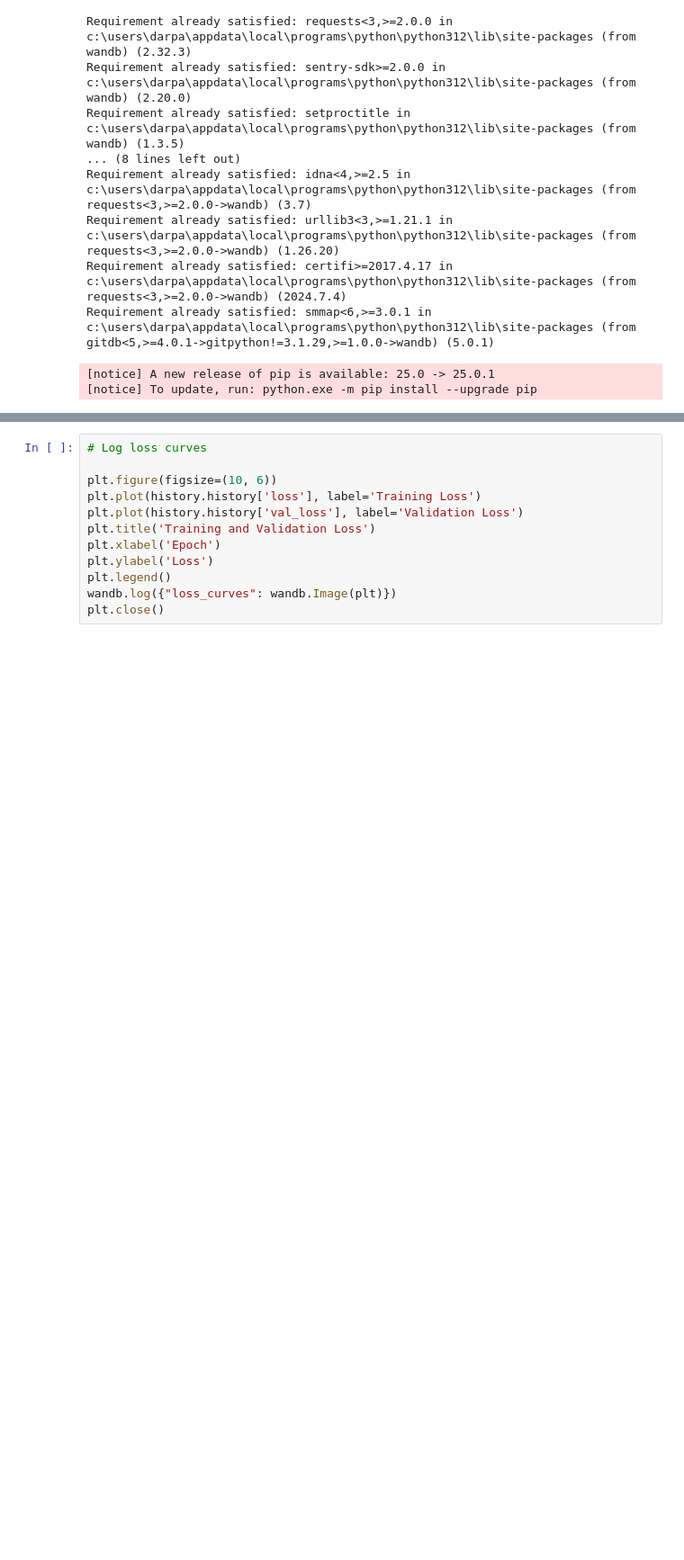
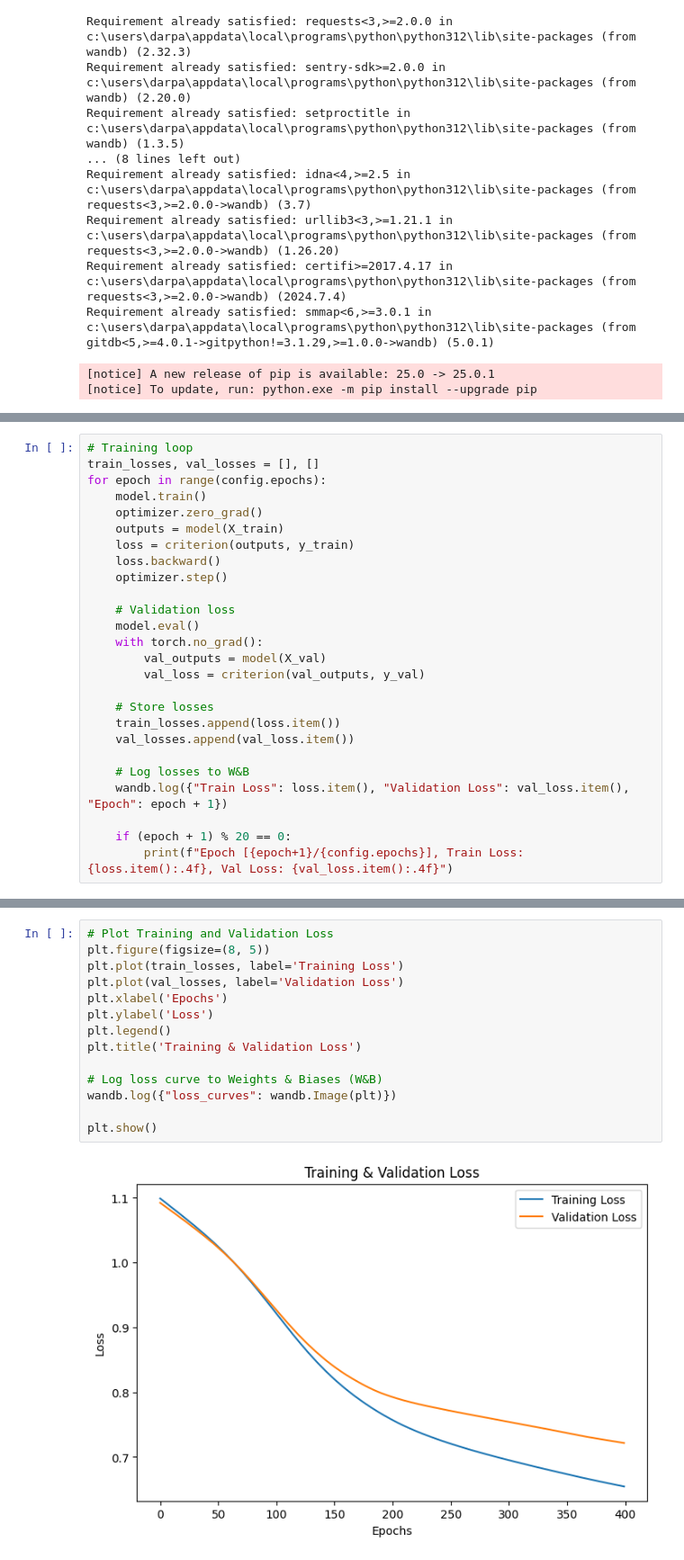
Before and after one commit to Darpana-iitgn/stt_6, a Jupyter notebook: section-1.ipynb, the cells around one changed output, grey strips where cells are left out. Shown at 90% size. Saved outputs shown, nothing was run; the diff lists cells and outputs as text; blank space fills up the shorter version.

```diff
--- a/section-1.ipynb
+++ b/section-1.ipynb
@@ -274,0 +123,26 @@ f1 = f1_score(y_true_classes, y_pred_classes, average='weighted')
+# %%
+# Training loop
+train_losses, val_losses = [], []
+for epoch in range(config.epochs):
+    model.train()
+    optimizer.zero_grad()
+    outputs = model(X_train)
+    loss = criterion(outputs, y_train)
+    loss.backward()
+    optimizer.step()
+
+    # Validation loss
+    model.eval()
+    with torch.no_grad():
+        val_outputs = model(X_val)
+        val_loss = criterion(val_outputs, y_val)
+
+    # Store losses
+    train_losses.append(loss.item())
+    val_losses.append(val_loss.item())
+
+    # Log losses to W&B
+    wandb.log({"Train Loss": loss.item(), "Validation Loss": val_loss.item(), "Epoch": epoch + 1})
+
+    if (epoch + 1) % 20 == 0:
+        print(f"Epoch [{epoch+1}/{config.epochs}], Train Loss: {loss.item():.4f}, Val Loss: {val_loss.item():.4f}")
@@ -296,13 +219,17 @@ plt.close()
 # %%
-# Log loss curves
-
-plt.figure(figsize=(10, 6))
-plt.plot(history.history['loss'], label='Training Loss')
-plt.plot(history.history['val_loss'], label='Validation Loss')
-plt.title('Training and Validation Loss')
-plt.xlabel('Epoch')
+# Plot Training and Validation Loss
+plt.figure(figsize=(8, 5))
+plt.plot(train_losses, label='Training Loss')
+plt.plot(val_losses, label='Validation Loss')
+plt.xlabel('Epochs')
 plt.ylabel('Loss')
 plt.legend()
+plt.title('Training & Validation Loss')
+
+# Log loss curve to Weights & Biases (W&B)
 wandb.log({"loss_curves": wandb.Image(plt)})
-plt.close()
+
+plt.show()
+# %% [output]
+[figure, added]
 # %%
```
Also changed, not shown: parts of 31 cells of this notebook, 24 other files.
